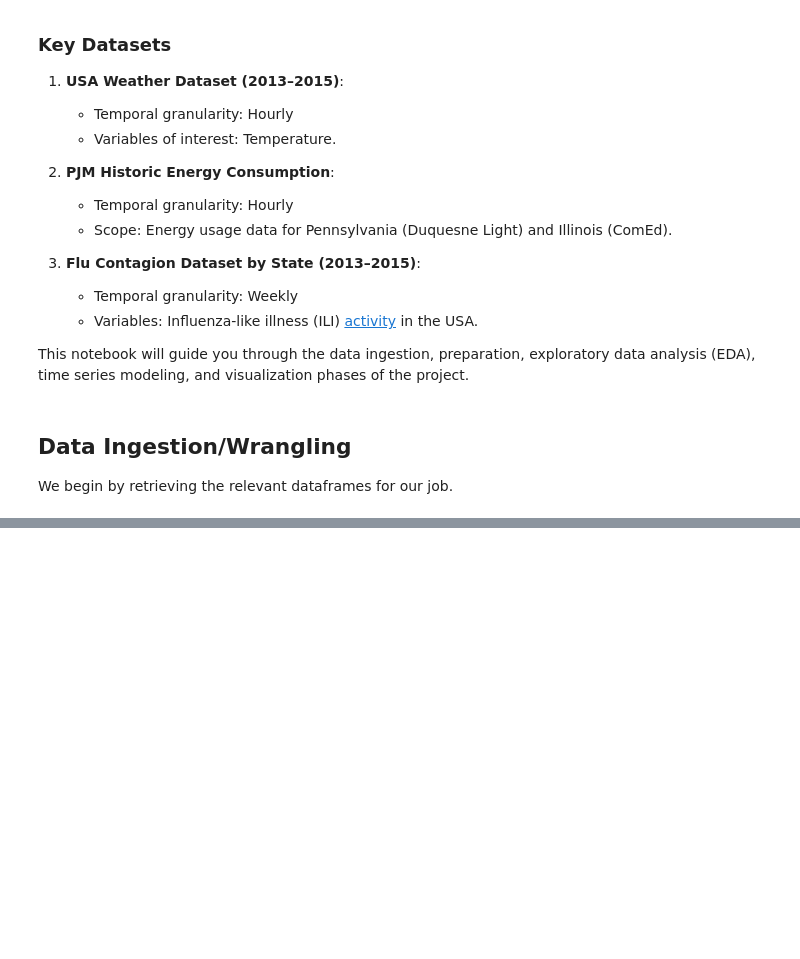
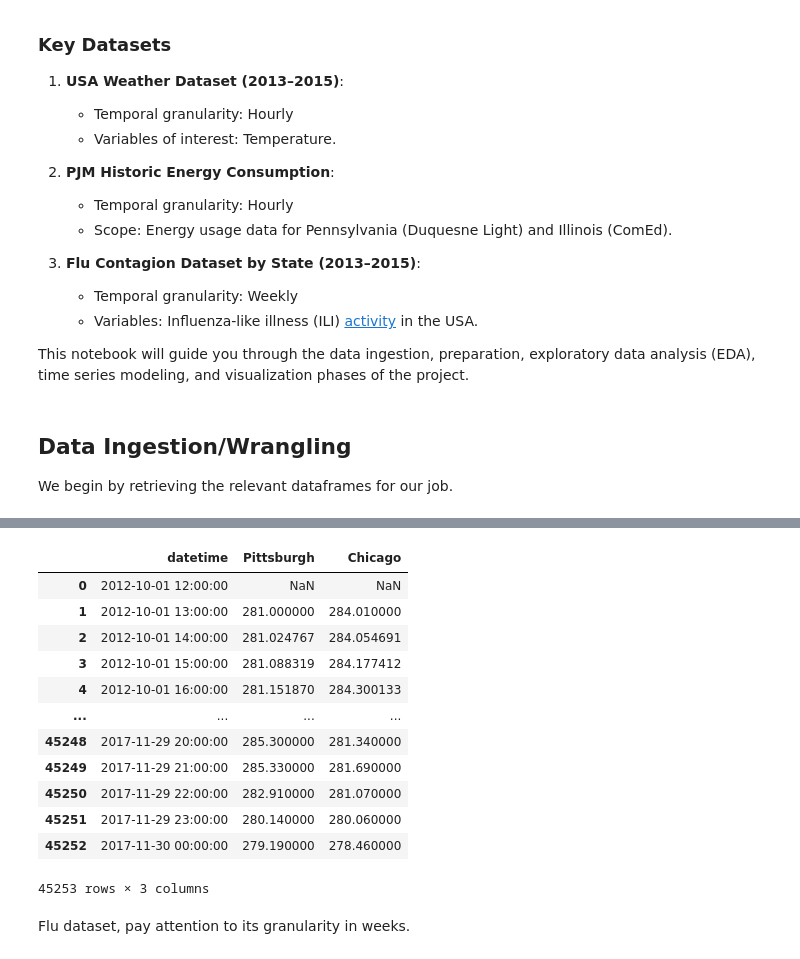
Before and after one commit to Somerillo/DI-Final_Project, a Jupyter notebook: weather.ipynb, the cells around one changed output, grey strips where cells are left out. Cells and saved outputs as stored; diff of their text form; code cells hidden in the pictures; blank space fills up the shorter version.

```diff
--- a/weather.ipynb
+++ b/weather.ipynb
@@ -57,3 +77,23 @@ We begin by retrieving the relevant dataframes for our job.
+# %%
+df_temperature = df[['datetime', 'Pittsburgh', 'Chicago']].copy()
+display(df_temperature)
+# df_temperature.to_csv('temperature.csv')
+# %% [output]
+|  | datetime | Pittsburgh | Chicago |
+| 0 | 2012-10-01 12:00:00 | NaN | NaN |
+| 1 | 2012-10-01 13:00:00 | 281.000000 | 284.010000 |
+| 2 | 2012-10-01 14:00:00 | 281.024767 | 284.054691 |
+| 3 | 2012-10-01 15:00:00 | 281.088319 | 284.177412 |
+| 4 | 2012-10-01 16:00:00 | 281.151870 | 284.300133 |
+| ... | ... | ... | ... |
+| 45248 | 2017-11-29 20:00:00 | 285.300000 | 281.340000 |
+| 45249 | 2017-11-29 21:00:00 | 285.330000 | 281.690000 |
+| 45250 | 2017-11-29 22:00:00 | 282.910000 | 281.070000 |
+| 45251 | 2017-11-29 23:00:00 | 280.140000 | 280.060000 |
+| 45252 | 2017-11-30 00:00:00 | 279.190000 | 278.460000 |
+45253 rows × 3 columns
+# %% [markdown]
+Flu dataset, pay attention to its granularity in weeks.
 # %%
 path = r'sources\fluview\StateDatabySeason55_54,53,52,57,56.csv'
 df = pd.read_csv(path)
```
Also changed, not shown: parts of 2 cells of this notebook, 1 other file.
